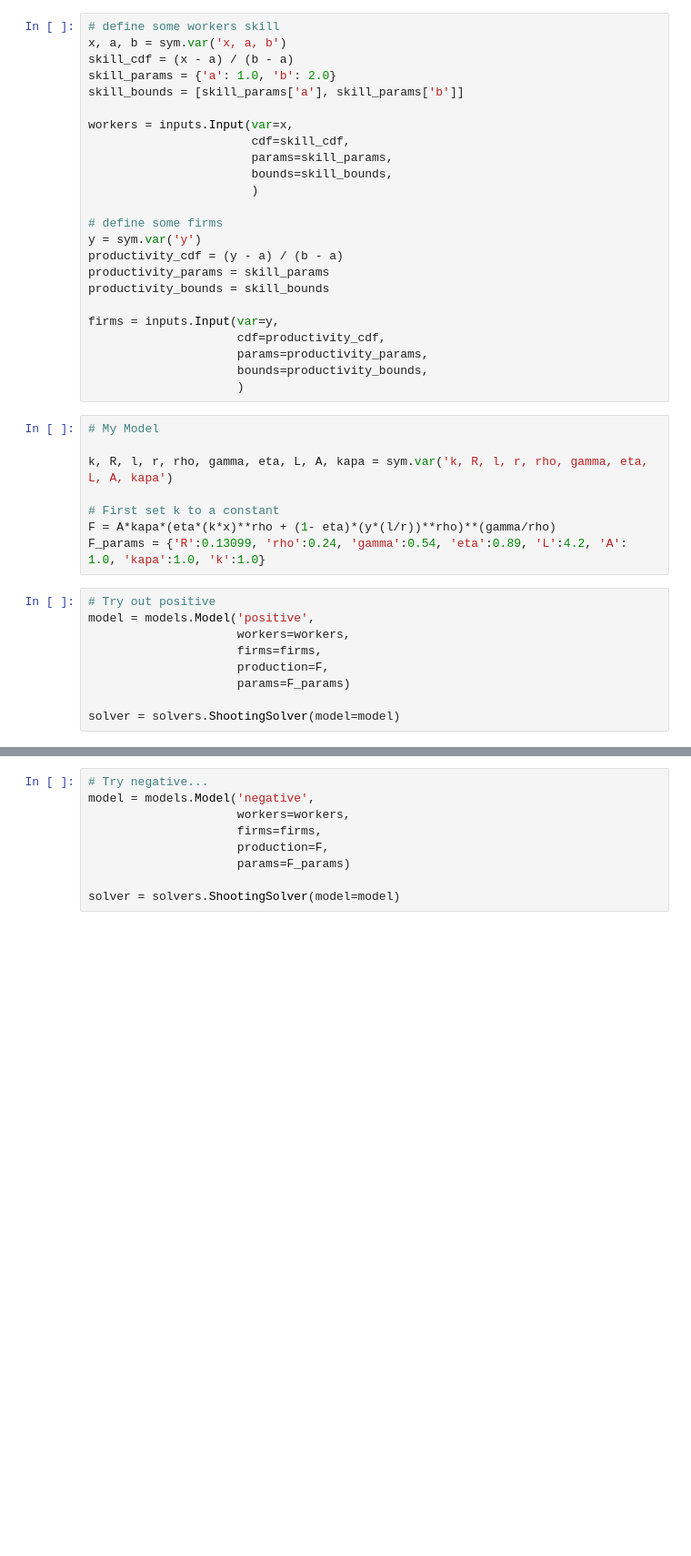
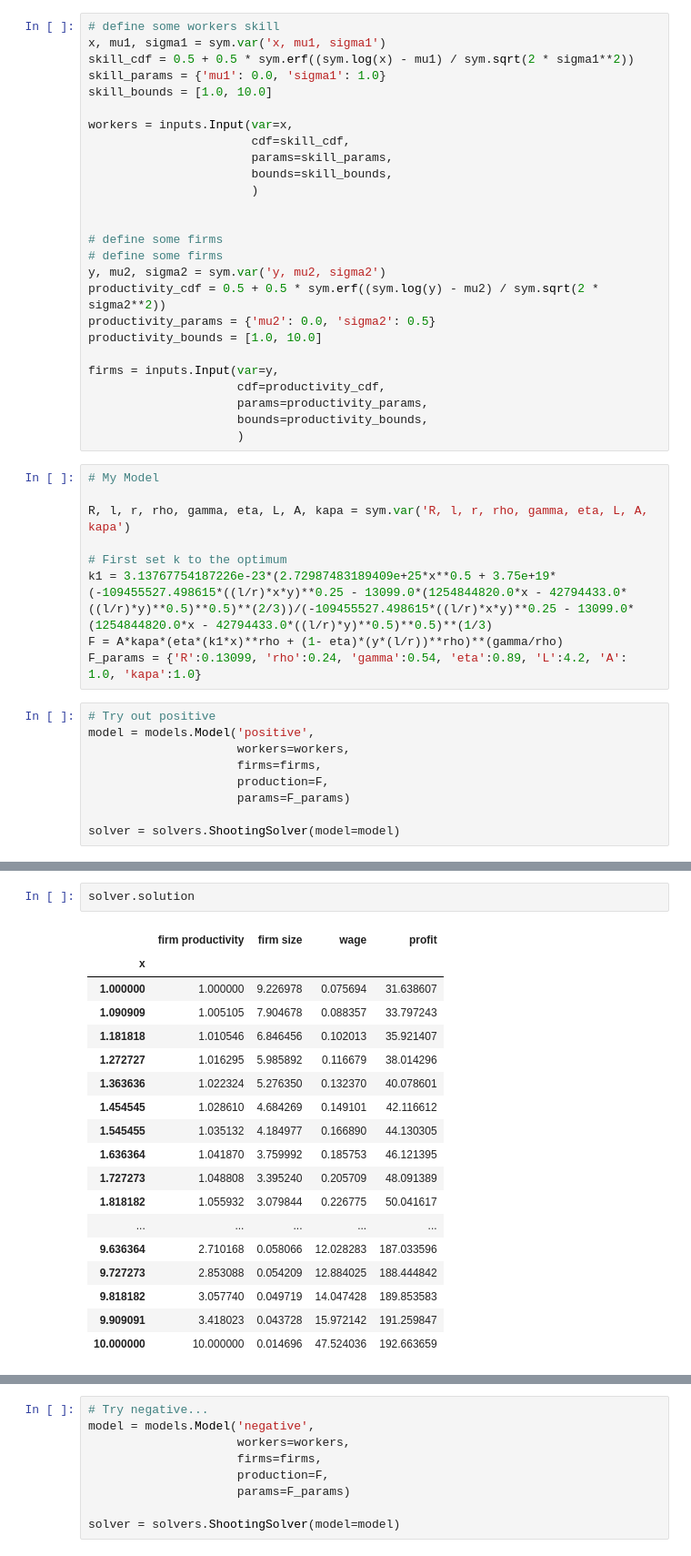
Before and after one commit to davidrpugh/assortative-matching-large-firms, a Jupyter notebook: Examples with k.ipynb, the cells around one changed output, grey strips where cells are left out. Shown at 91% size. Saved outputs shown, nothing was run; the diff lists cells and outputs as text; blank space fills up the shorter version.

```diff
--- a/Examples with k.ipynb
+++ b/Examples with k.ipynb
@@ -14,10 +14,10 @@ import models
 import solvers
 # %%
 # define some workers skill
-x, a, b = sym.var('x, a, b')
-skill_cdf = (x - a) / (b - a)
-skill_params = {'a': 1.0, 'b': 2.0}
-skill_bounds = [skill_params['a'], skill_params['b']]
+x, mu1, sigma1 = sym.var('x, mu1, sigma1')
+skill_cdf = 0.5 + 0.5 * sym.erf((sym.log(x) - mu1) / sym.sqrt(2 * sigma1**2))
+skill_params = {'mu1': 0.0, 'sigma1': 1.0}
+skill_bounds = [1.0, 10.0]
 
 workers = inputs.Input(var=x,
                        cdf=skill_cdf,
@@ -25,11 +25,13 @@ workers = inputs.Input(var=x,
                        bounds=skill_bounds,
                        )
 
+
 # define some firms
-y = sym.var('y')
-productivity_cdf = (y - a) / (b - a)
-productivity_params = skill_params
-productivity_bounds = skill_bounds
+# define some firms
+y, mu2, sigma2 = sym.var('y, mu2, sigma2')
+productivity_cdf = 0.5 + 0.5 * sym.erf((sym.log(y) - mu2) / sym.sqrt(2 * sigma2**2))
+productivity_params = {'mu2': 0.0, 'sigma2': 0.5}
+productivity_bounds = [1.0, 10.0]
 
 firms = inputs.Input(var=y,
                      cdf=productivity_cdf,
@@ -39,11 +41,12 @@ firms = inputs.Input(var=y,
 # %%
 # My Model
 
-k, R, l, r, rho, gamma, eta, L, A, kapa = sym.var('k, R, l, r, rho, gamma, eta, L, A, kapa')
+R, l, r, rho, gamma, eta, L, A, kapa = sym.var('R, l, r, rho, gamma, eta, L, A, kapa')
 
-# First set k to a constant
-F = A*kapa*(eta*(k*x)**rho + (1- eta)*(y*(l/r))**rho)**(gamma/rho)
-F_params = {'R':0.13099, 'rho':0.24, 'gamma':0.54, 'eta':0.89, 'L':4.2, 'A': 1.0, 'kapa':1.0, 'k':1.0}
+# First set k to the optimum
+k1 = 3.13767754187226e-23*(2.72987483189409e+25*x**0.5 + 3.75e+19*(-109455527.498615*((l/r)*x*y)**0.25 - 13099.0*(1254844820.0*x - 42794433.0*((l/r)*y)**0.5)**0.5)**(2/3))/(-109455527.498615*((l/r)*x*y)**0.25 - 13099.0*(1254844820.0*x - 42794433.0*((l/r)*y)**0.5)**0.5)**(1/3)
+F = A*kapa*(eta*(k1*x)**rho + (1- eta)*(y*(l/r))**rho)**(gamma/rho)
+F_params = {'R':0.13099, 'rho':0.24, 'gamma':0.54, 'eta':0.89, 'L':4.2, 'A': 1.0, 'kapa':1.0}
 # %%
 # Try out positive
 model = models.Model('positive',
@@ -59,0 +79,21 @@ AssertionError:
+# %%
+solver.solution
+# %% [output]
+|  | firm productivity | firm size | wage | profit |
+| x |  |  |  |  |
+| 1.000000 | 1.000000 | 9.226978 | 0.075694 | 31.638607 |
+| 1.090909 | 1.005105 | 7.904678 | 0.088357 | 33.797243 |
+| 1.181818 | 1.010546 | 6.846456 | 0.102013 | 35.921407 |
+| 1.272727 | 1.016295 | 5.985892 | 0.116679 | 38.014296 |
+| 1.363636 | 1.022324 | 5.276350 | 0.132370 | 40.078601 |
+| 1.454545 | 1.028610 | 4.684269 | 0.149101 | 42.116612 |
+| 1.545455 | 1.035132 | 4.184977 | 0.166890 | 44.130305 |
+| 1.636364 | 1.041870 | 3.759992 | 0.185753 | 46.121395 |
+| 1.727273 | 1.048808 | 3.395240 | 0.205709 | 48.091389 |
+| 1.818182 | 1.055932 | 3.079844 | 0.226775 | 50.041617 |
+| ... | ... | ... | ... | ... |
+| 9.636364 | 2.710168 | 0.058066 | 12.028283 | 187.033596 |
+| 9.727273 | 2.853088 | 0.054209 | 12.884025 | 188.444842 |
+| 9.818182 | 3.057740 | 0.049719 | 14.047428 | 189.853583 |
+| 9.909091 | 3.418023 | 0.043728 | 15.972142 | 191.259847 |
+| 10.000000 | 10.000000 | 0.014696 | 47.524036 | 192.663659 |
```
Also changed, not shown: parts of 4 cells of this notebook.
